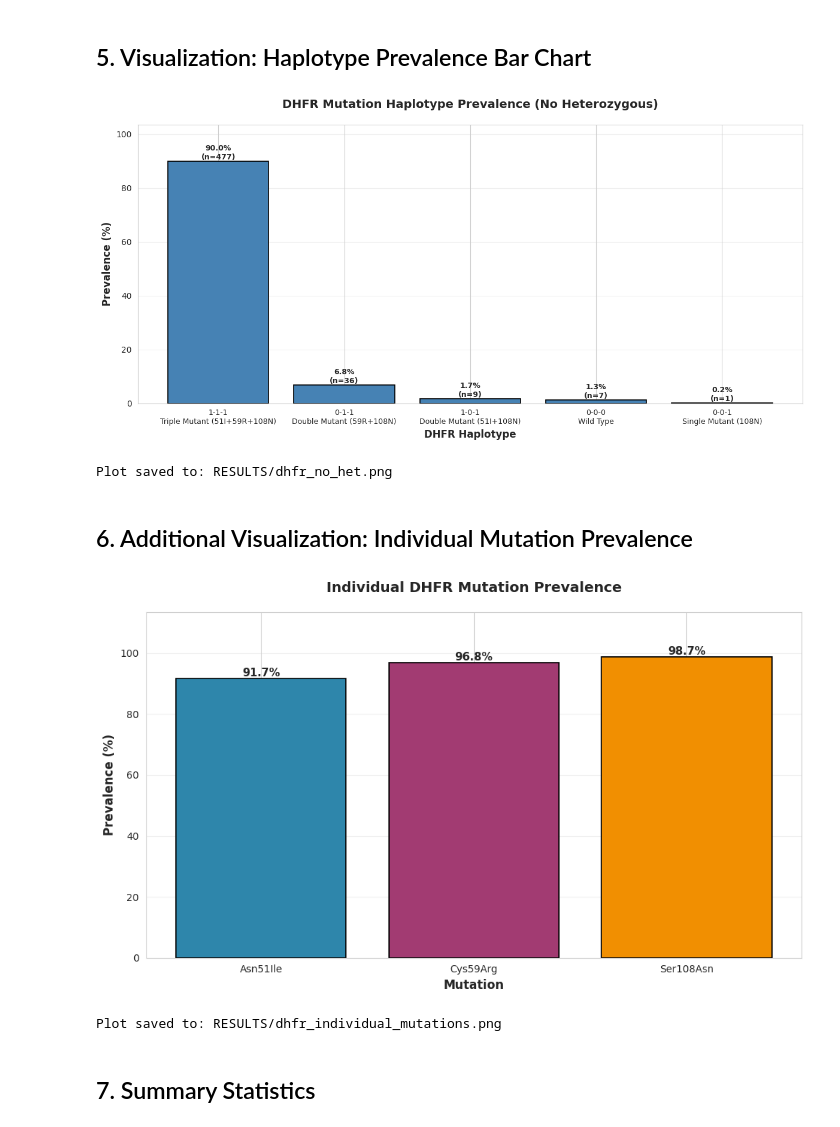
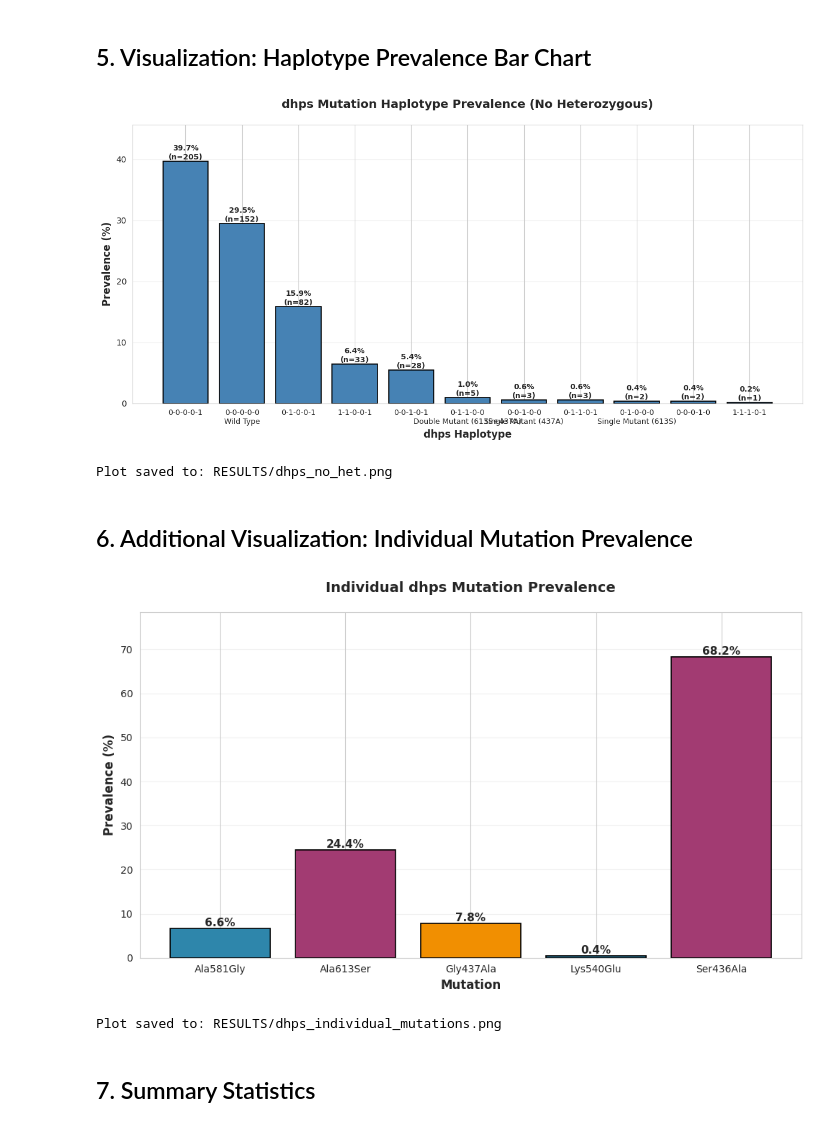
Before and after one commit to cayledsn/njy, a Jupyter notebook: index.ipynb, the cells around one changed output. Cells and saved outputs as stored; diff of their text form; code cells hidden in the pictures.

```diff
--- a/index.ipynb
+++ b/index.ipynb
@@ -18,7 +18,7 @@ plt.rcParams['figure.figsize'] = (12, 6)
 ## 1. Load and Explore Data
 # %%
 # Load the data
-df = pd.read_csv('DATA/csv/dhfr_prevalences_input_table_1.csv')
+df = pd.read_csv('DATA/csv/dhps_prevalences_input_table_1.csv')
 
 # Display basic information
 print("Dataset shape:", df.shape)
@@ -50,7 +50,7 @@ dtype: int64
 ## 2. Data Cleaning and Preparation
 # %%
 # Create a clean dataset excluding samples with any missing mutation data
-mutation_cols = ['Asn51Ile', 'Cys59Arg', 'Ser108Asn']
+mutation_cols = ['Ala581Gly', 'Ala613Ser', 'Gly437Ala', 'Lys540Glu', 'Ser436Ala']
 df_clean = df.dropna(subset=mutation_cols).copy()
 
 print(f"Original samples: {len(df)}")
@@ -87,9 +89,11 @@ Individual Mutation Prevalence:
 ## 4. Calculate Haplotype (Mutation Combination) Frequencies
 # %%
 # Create haplotype string for each sample (e.g., "1-1-1" for triple mutant)
-df_clean['Haplotype'] = (df_clean['Asn51Ile'].astype(str) + '-' +
-                        df_clean['Cys59Arg'].astype(str) + '-' +
-                        df_clean['Ser108Asn'].astype(str))
+df_clean['Haplotype'] = (df_clean['Ala581Gly'].astype(str) + '-' +
+                        df_clean['Ala613Ser'].astype(str) + '-' +
+                        df_clean['Gly437Ala'].astype(str) + '-' +
+                        df_clean['Lys540Glu'].astype(str) + '-' +
+                        df_clean['Ser436Ala'].astype(str))
 
 # Count frequency of each haplotype
 haplotype_counts = df_clean['Haplotype'].value_counts()
@@ -104,14 +108,14 @@ haplotype_summary = pd.DataFrame({
 
 # Add descriptive names
 haplotype_names = {
-    '1-1-1': 'Triple Mutant (51I+59R+108N)',
-    '0-0-0': 'Wild Type',
-    '0-1-1': 'Double Mutant (59R+108N)',
-    '1-0-1': 'Double Mutant (51I+108N)',
-    '1-1-0': 'Double Mutant (51I+59R)',
-    '0-0-1': 'Single Mutant (108N)',
-    '0-1-0': 'Single Mutant (59R)',
-    '1-0-0': 'Single Mutant (51I)'
+    '1-1-1-1-1': 'Quintuple Mutant (581G+613S+437A+540E+436A)',
+    '0-0-0-0-0': 'Wild Type',
+    '0-1-1-0-0': 'Double Mutant (613S+437A)',
+    '1-0-1-0-0': 'Double Mutant (581G+437A)',
+    '1-1-0-0-0': 'Double Mutant (581G+613S)',
+    '0-0-1-0-0': 'Single Mutant (437A)',
+    '0-1-0-0-0': 'Single Mutant (613S)',
+    '1-0-0-0-0': 'Single Mutant (581G)'
 }
 haplotype_summary['Description'] = haplotype_summary['Haplotype'].map(haplotype_names)
 
@@ -154,9 +164,9 @@ for i, (bar, value) in enumerate(zip(bars, haplotype_summary_sorted['Prevalence
             ha='center', va='bottom', fontsize=9, fontweight='bold')
 
 # Customize plot
-ax.set_xlabel('DHFR Haplotype', fontsize=12, fontweight='bold')
+ax.set_xlabel('dhps Haplotype', fontsize=12, fontweight='bold')
 ax.set_ylabel('Prevalence (%)', fontsize=12, fontweight='bold')
-ax.set_title('DHFR Mutation Haplotype Prevalence (No Heterozygous)',
+ax.set_title('dhps Mutation Haplotype Prevalence (No Heterozygous)',
             fontsize=14, fontweight='bold', pad=20)
 ax.set_xticks(range(len(haplotype_summary_sorted)))
 ax.set_xticklabels(labels, fontsize=9)
@@ -164,45 +174,45 @@ ax.set_ylim(0, max(haplotype_summary_sorted['Prevalence (%)']) * 1.15)
 ax.grid(axis='y', alpha=0.3)
 
 plt.tight_layout()
-plt.savefig('RESULTS/dhfr_no_het.png', dpi=300, bbox_inches='tight')
+plt.savefig('RESULTS/dhps_no_het.png', dpi=300, bbox_inches='tight')
 plt.show()
 
-print(f"\nPlot saved to: RESULTS/dhfr_no_het.png")
+print(f"\nPlot saved to: RESULTS/dhps_no_het.png")
 # %% [output]
-[figure, old version]
+[figure, new version]
-Plot saved to: RESULTS/dhfr_no_het.png
+Plot saved to: RESULTS/dhps_no_het.png
 # %% [markdown]
 ## 6. Additional Visualization: Individual Mutation Prevalence
 # %%
 # Create bar chart for individual mutation prevalence
 fig, ax = plt.subplots(figsize=(10, 6))
 
 bars = ax.bar(prevalence_df['Mutation'], prevalence_df['Prevalence (%)'],
             color=['#2E86AB', '#A23B72', '#F18F01'],
             edgecolor='black',
             linewidth=1.2)
 
 # Add value labels
 for bar in bars:
     height = bar.get_height()
     ax.text(bar.get_x() + bar.get_width()/2., height,
             f'{height:.1f}%',
             ha='center', va='bottom', fontsize=11, fontweight='bold')
 
 ax.set_xlabel('Mutation', fontsize=12, fontweight='bold')
 ax.set_ylabel('Prevalence (%)', fontsize=12, fontweight='bold')
-ax.set_title('Individual DHFR Mutation Prevalence', fontsize=14, fontweight='bold', pad=20)
+ax.set_title('Individual dhps Mutation Prevalence', fontsize=14, fontweight='bold', pad=20)
 ax.set_ylim(0, max(prevalence_df['Prevalence (%)']) * 1.15)
 ax.grid(axis='y', alpha=0.3)
 
 plt.tight_layout()
-plt.savefig('RESULTS/dhfr_individual_mutations.png', dpi=300, bbox_inches='tight')
+plt.savefig('RESULTS/dhps_individual_mutations.png', dpi=300, bbox_inches='tight')
 plt.show()
 
-print(f"\nPlot saved to: RESULTS/dhfr_individual_mutations.png")
+print(f"\nPlot saved to: RESULTS/dhps_individual_mutations.png")
 # %% [output]
-[figure, old version]
+[figure, new version]
-Plot saved to: RESULTS/dhfr_individual_mutations.png
+Plot saved to: RESULTS/dhps_individual_mutations.png
 # %% [markdown]
 ## 7. Summary Statistics
 # %%
```
Also changed, not shown: parts of 7 cells of this notebook.
